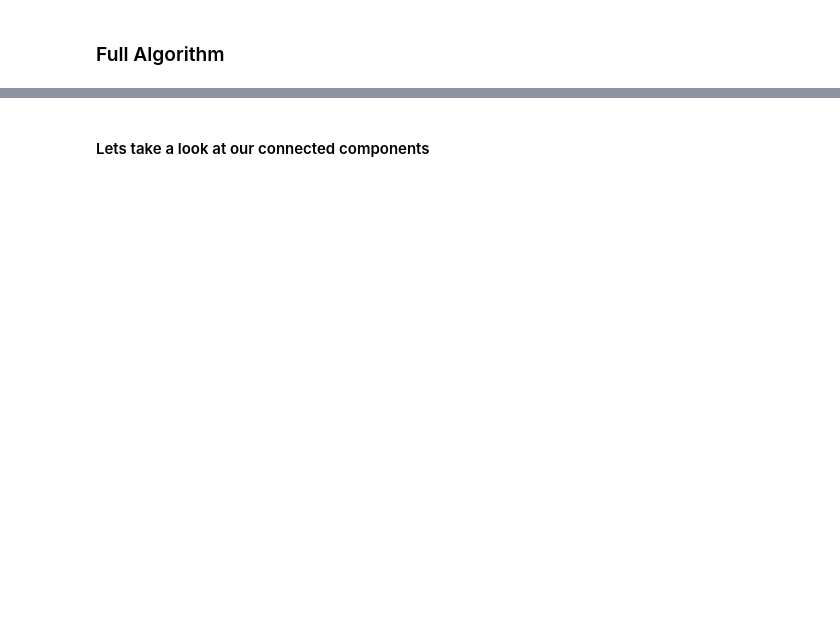
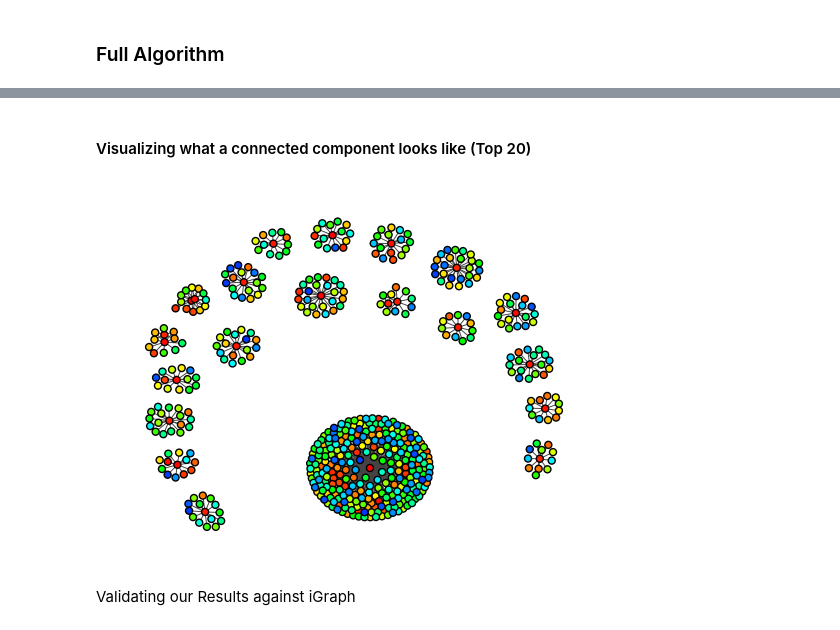
Before and after one commit to everettVT/daft-minhash-dedupe, a Jupyter notebook: workload/minhash_dedupe_common_crawl.ipynb, the cells around one changed output, grey strips where cells are left out. Cells and saved outputs as stored; diff of their text form; code cells hidden in the pictures; blank space fills up the shorter version.

```diff
--- a/workload/minhash_dedupe_common_crawl.ipynb
+++ b/workload/minhash_dedupe_common_crawl.ipynb
@@ -644,16 +718,33 @@ ig_components = {frozenset(node_ids[i] for i in comp) for comp in comps}
 # %% [markdown]
-#### Lets take a look at our connected components
+#### Visualizing what a connected component looks like (Top 20)
 # %%
 import matplotlib.pyplot as plt
 import random
 
+# Just grab the top 100 most connected nodes and their neighbors
+# Get component sizes and sort by number of nodes
+comp_sizes = [(i, len(comp)) for i, comp in enumerate(comps)]
+top_comp_indices = [i for i, _ in sorted(comp_sizes, key=lambda x: x[1], reverse=True)[:20]]
+
+# Get all nodes from these top components
+top_nodes = set()
+for comp_idx in top_comp_indices:
+    comp_nodes = comps[comp_idx]
+    top_nodes.update(comp_nodes)
+
+# Create subgraph from these nodes
+subgraph = g.subgraph(list(top_nodes))
+
+# Plotting the top 20 most connected components
 fig, ax = plt.subplots()
 ig.plot(
-    comps,
+    subgraph,
     target=ax,
     palette=ig.RainbowPalette(),
+    vertex_color=list(map(int, ig.rescale(comps.membership, (0, 250)))),
     vertex_size=7,
-    vertex_color=list(map(int, ig.rescale(comps.membership, (0, 200), clamp=True))),
     edge_width=0.7
 )
 plt.show()
+# %% [output]
+[figure, added]
@@ -669,0 +751,2 @@ df_star_edges.show(3)
+# %% [markdown]
+Validating our Results against iGraph
```
Also changed, not shown: parts of 37 cells of this notebook.
